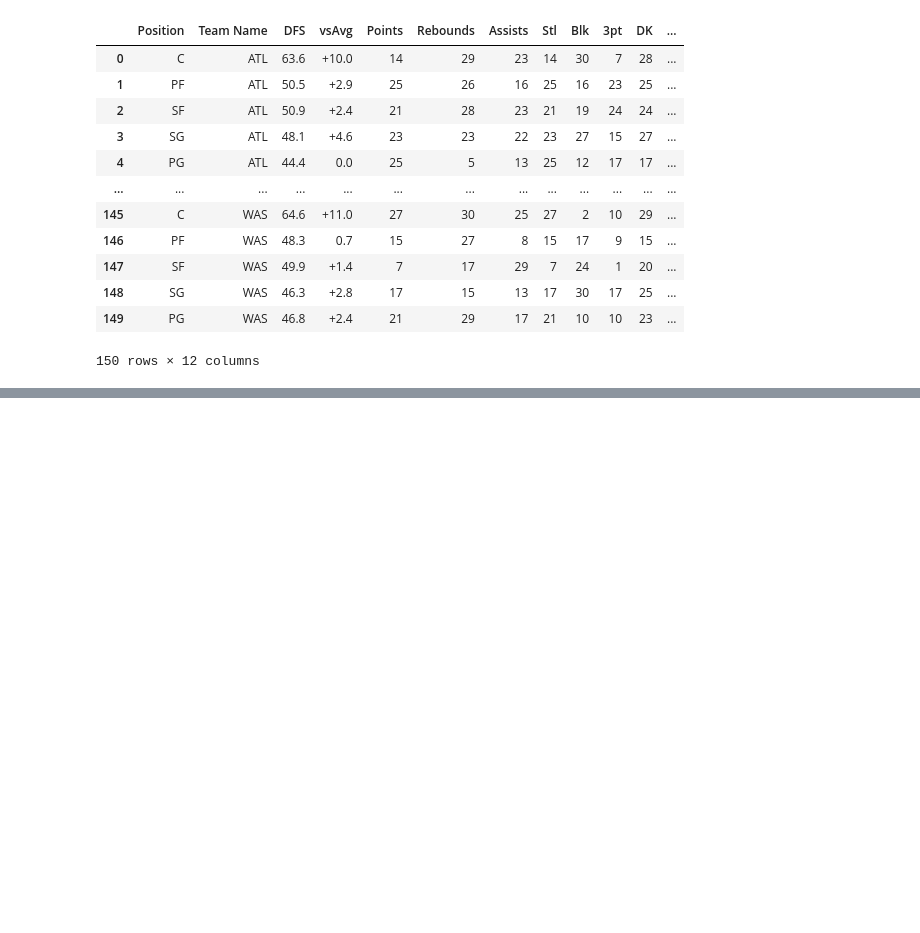
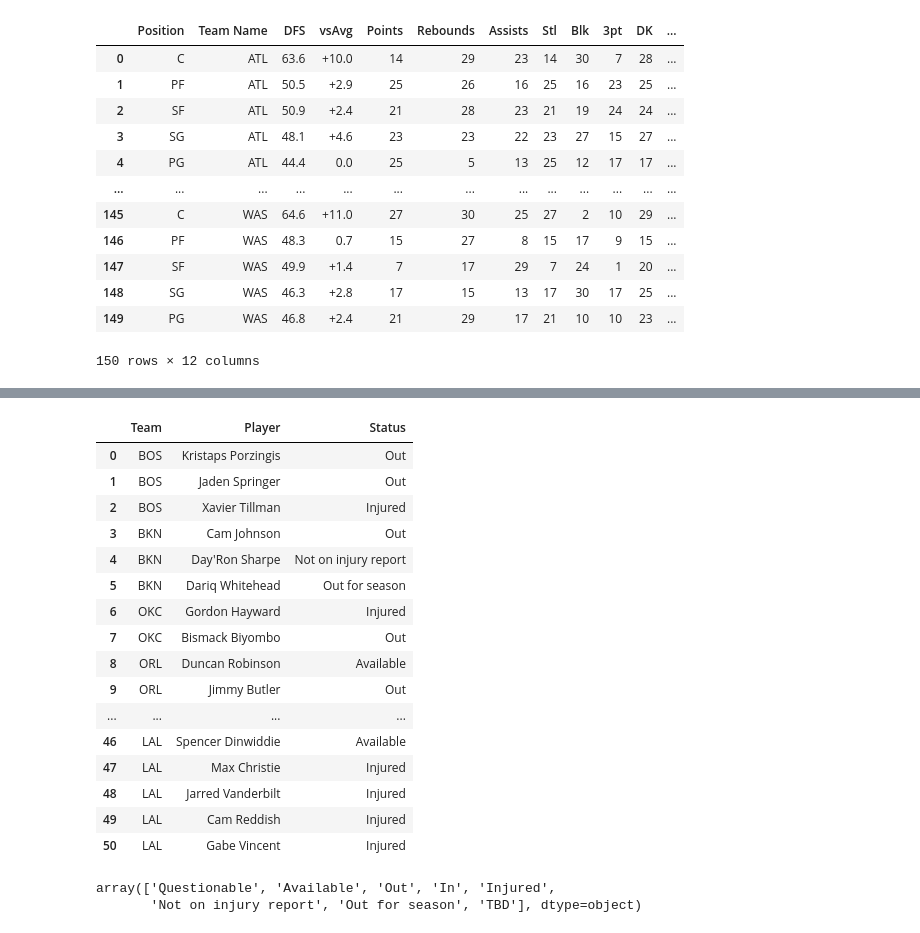
Before and after one commit to DhirenShivdasani/NBA-player-prop-analysis, a Jupyter notebook: Untitled.ipynb, the cells around one changed output, grey strips where cells are left out. Saved outputs shown, nothing was run; the diff lists cells and outputs as text; code cells hidden in the pictures; blank space fills up the shorter version.

```diff
--- a/Untitled.ipynb
+++ b/Untitled.ipynb
@@ -1145,0 +1208,60 @@ df.replace('#', '', regex=True)
+# %%
+team_abbreviations = {
+    "Orlando Magic News": "ORL",
+    "Detroit Pistons News": "DET",
+    "Phoenix Suns News": "PHX",
+    "Washington Wizards News": "WAS",
+    "Memphis Grizzlies News": "MEM",
+    "Boston Celtics News": "BOS",
+    "Indiana Pacers News": "IND",
+    "Charlotte Hornets News": "CHA",
+    "Los Angeles Clippers News": "LAC",
+    "Miami Heat News": "MIA",
+    "Houston Rockets News": "HOU",
+    "Minnesota Timberwolves News": "MIN",
+    "Toronto Raptors News": "TOR",
+    "Oklahoma City Thunder News": "OKC",
+    "Milwaukee Bucks News": "MIL",
+    "Utah Jazz News": "UTA",
+    "Portland Trail Blazers News": "POR",
+    "Denver Nuggets News": "DEN",
+    "Los Angeles Lakers News": "LAL",
+    "Sacramento Kings News": "SAC",
+    "Cleveland Cavaliers News": "CLE",
+    "LA Clippers News": "LAC",
+    "Dallas Mavericks News": "DAL",
+    "Atlanta Hawks News": "ATL",
+    "Brooklyn Nets News": "BKN",
+    "Golden State Warriors News": "GSW",
+    "Toronto Raptors News": "TOR",
+    "New Orleans Pelicans News": "NOP",
+    'Philadelphia 76ers News': 'PHI',
+    'New York Knicks News': 'NYK',
+    'Chicago Bulls News': 'CHI',
+    'San Antonio Spurs News': 'SAS'
+
+
+
+
+}
+# %%
+df_players['Team'] = df['Team'].map(team_abbreviations)
+df_players
+# %% [output]
+|  | Team | Player | Status |
+| 0 | BOS | Kristaps Porzingis | Out |
+| 1 | BOS | Jaden Springer | Out |
+| 2 | BOS | Xavier Tillman | Injured |
+| 3 | BKN | Cam Johnson | Out |
+| 4 | BKN | Day'Ron Sharpe | Not on injury report |
+| 5 | BKN | Dariq Whitehead | Out for season |
+| 6 | OKC | Gordon Hayward | Injured |
+| 7 | OKC | Bismack Biyombo | Out |
+| 8 | ORL | Duncan Robinson | Available |
+| 9 | ORL | Jimmy Butler | Out |
+| ... | ... | ... | ... |
+| 46 | LAL | Spencer Dinwiddie | Available |
+| 47 | LAL | Max Christie | Injured |
+| 48 | LAL | Jarred Vanderbilt | Injured |
+| 49 | LAL | Cam Reddish | Injured |
+| 50 | LAL | Gabe Vincent | Injured |
@@ -1145,0 +1270,5 @@ df.replace('#', '', regex=True)
+# %%
+df_players['Status'].unique()
+# %% [output]
+array(['Questionable', 'Available', 'Out', 'In', 'Injured',
+       'Not on injury report', 'Out for season', 'TBD'], dtype=object)
```
Also changed, not shown: parts of 3 cells of this notebook, 3 other files.
